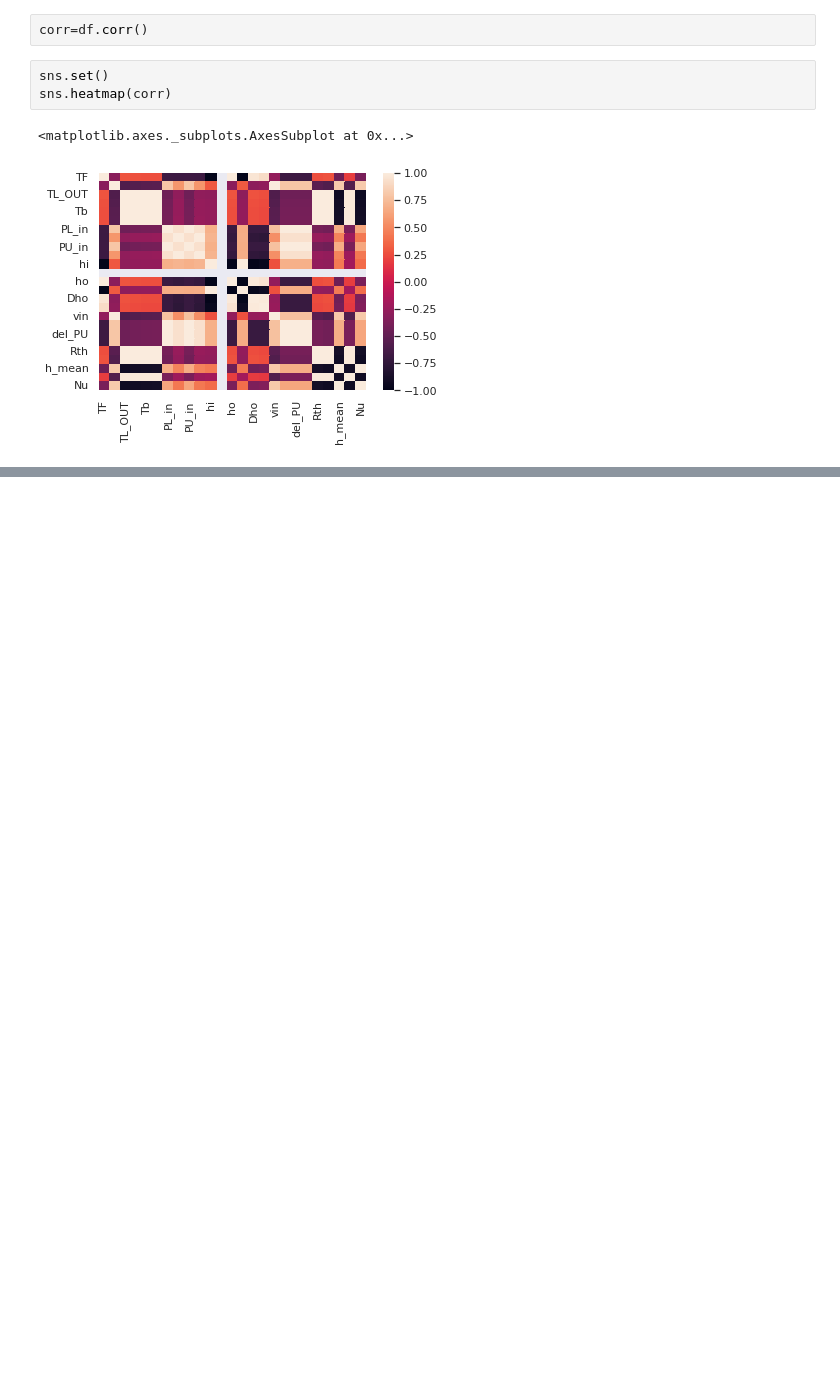
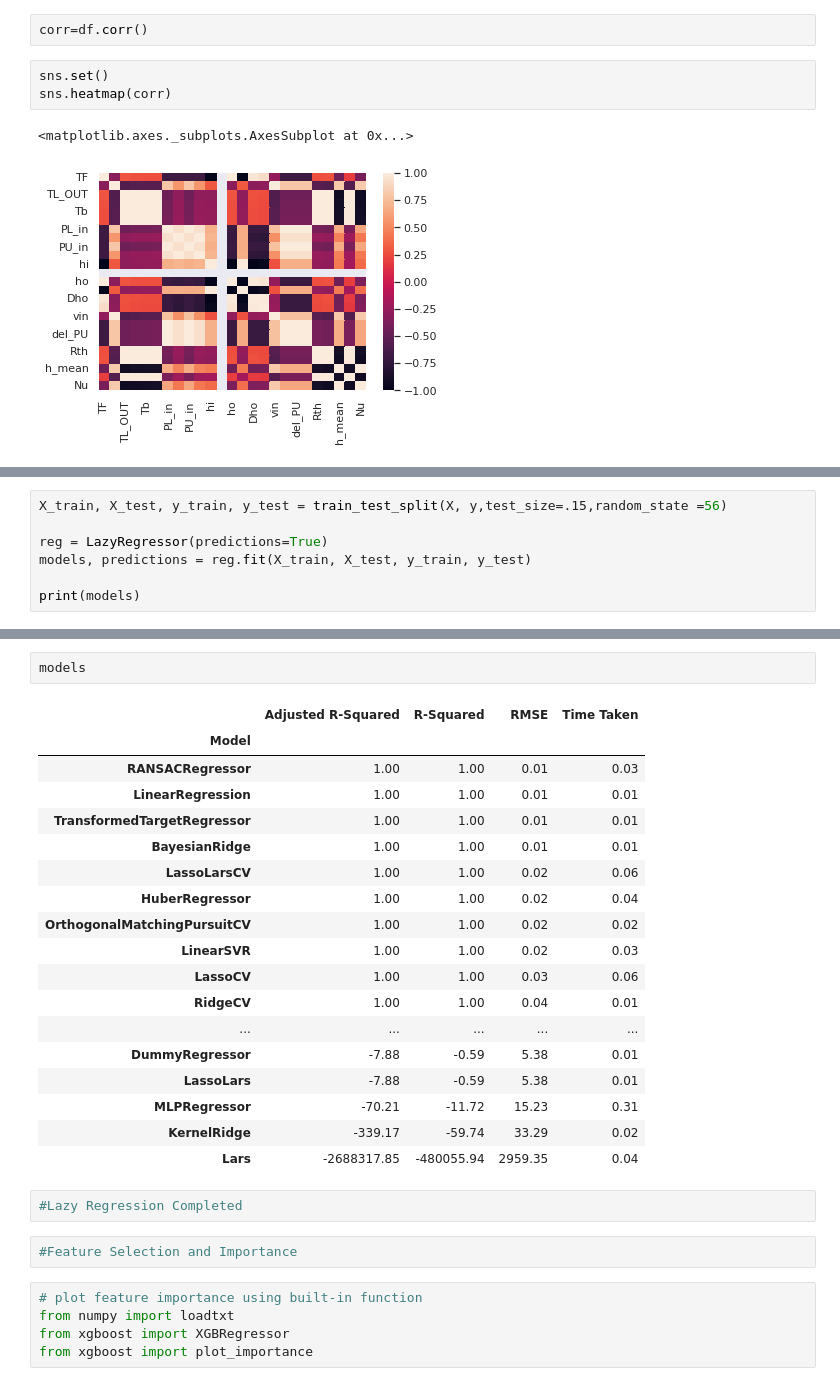
Before and after one commit to atusharkm/hello-world, a Jupyter notebook: FinBTP.ipynb, the cells around one changed output, grey strips where cells are left out. Saved outputs shown, nothing was run; the diff lists cells and outputs as text; blank space fills up the shorter version.

```diff
--- a/FinBTP.ipynb
+++ b/FinBTP.ipynb
@@ -65,0 +107,7 @@ sns.heatmap(corr)
+# %%
+X_train, X_test, y_train, y_test = train_test_split(X, y,test_size=.15,random_state =56)
+
+reg = LazyRegressor(predictions=True)
+models, predictions = reg.fit(X_train, X_test, y_train, y_test)
+
+print(models)
@@ -65,0 +152,30 @@ sns.heatmap(corr)
+# %%
+models
+# %% [output]
+|  | Adjusted R-Squared | R-Squared | RMSE | Time Taken |
+| Model |  |  |  |  |
+| RANSACRegressor | 1.00 | 1.00 | 0.01 | 0.03 |
+| LinearRegression | 1.00 | 1.00 | 0.01 | 0.01 |
+| TransformedTargetRegressor | 1.00 | 1.00 | 0.01 | 0.01 |
+| BayesianRidge | 1.00 | 1.00 | 0.01 | 0.01 |
+| LassoLarsCV | 1.00 | 1.00 | 0.02 | 0.06 |
+| HuberRegressor | 1.00 | 1.00 | 0.02 | 0.04 |
+| OrthogonalMatchingPursuitCV | 1.00 | 1.00 | 0.02 | 0.02 |
+| LinearSVR | 1.00 | 1.00 | 0.02 | 0.03 |
+| LassoCV | 1.00 | 1.00 | 0.03 | 0.06 |
+| RidgeCV | 1.00 | 1.00 | 0.04 | 0.01 |
+| ... | ... | ... | ... | ... |
+| DummyRegressor | -7.88 | -0.59 | 5.38 | 0.01 |
+| LassoLars | -7.88 | -0.59 | 5.38 | 0.01 |
+| MLPRegressor | -70.21 | -11.72 | 15.23 | 0.31 |
+| KernelRidge | -339.17 | -59.74 | 33.29 | 0.02 |
+| Lars | -2688317.85 | -480055.94 | 2959.35 | 0.04 |
+# %%
+#Lazy Regression Completed
+# %%
+#Feature Selection and Importance
+# %%
+# plot feature importance using built-in function
+from numpy import loadtxt
+from xgboost import XGBRegressor
+from xgboost import plot_importance
```
Also changed, not shown: parts of 6 cells of this notebook.
